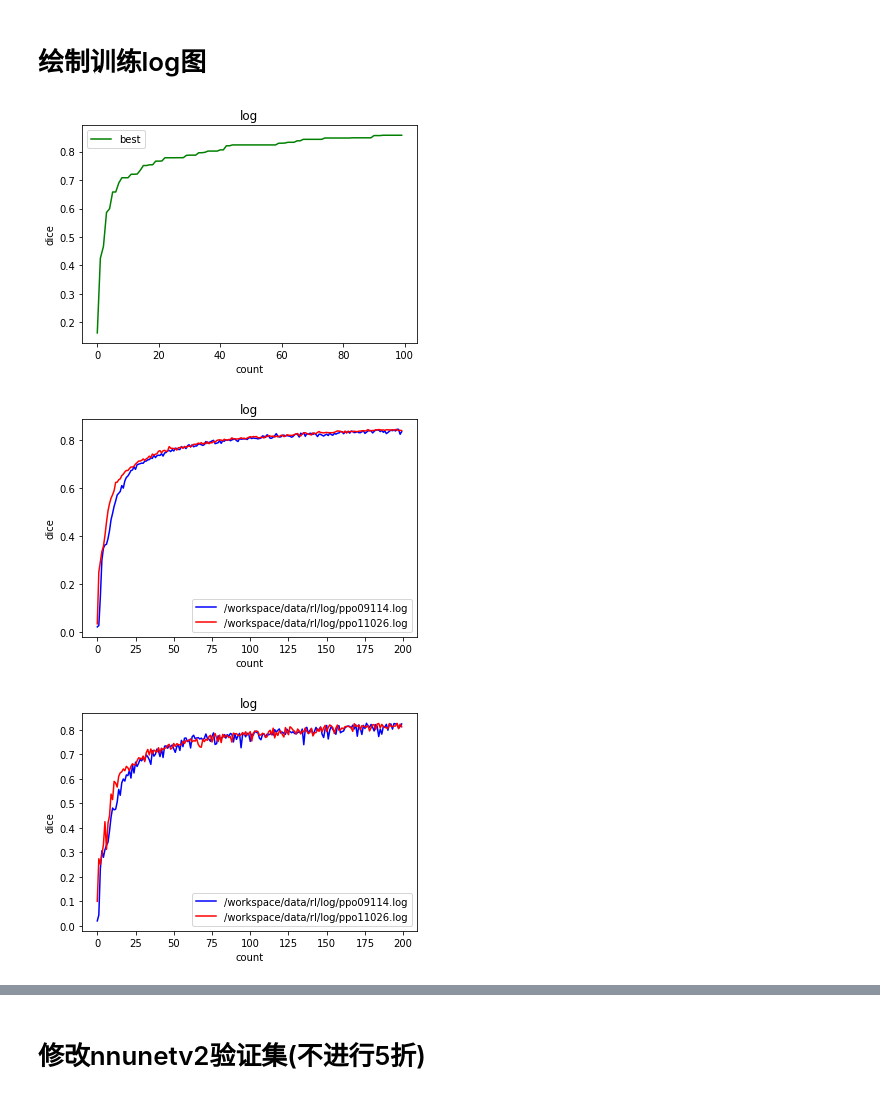
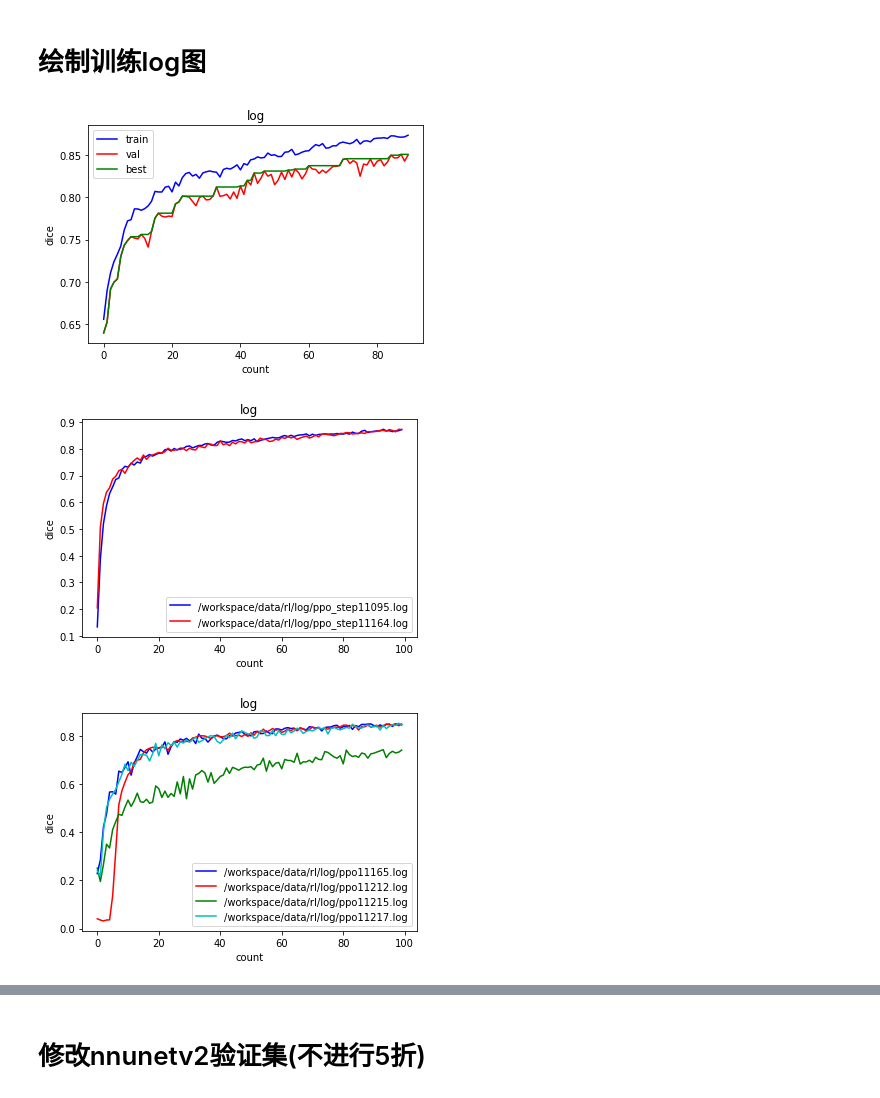
Before and after one commit to yhlujz/rl, a Jupyter notebook: rl.ipynb, the cells around one changed output, grey strips where cells are left out. Cells and saved outputs as stored; diff of their text form; code cells hidden in the pictures.

```diff
--- a/rl.ipynb
+++ b/rl.ipynb
@@ -748,9 +748,9 @@ def paint(log_path):
     plt.legend()
     plt.show()
 # %%
-paint('/workspace/data/rl/log/ppo_step11095.log')
+paint('/workspace/data/rl/log/ppo11212.log')
 # %% [output]
-[figure, old version]
+[figure, new version]
 # %%
 # 绘制对比不同log的相同指标
 import re
@@ -781,22 +781,26 @@ def paints(log_paths, option):
                         best_dice = re.search('[0]\.[0-9]+', best_line.group())
                         if best_dice is not None:
                             l.append(float(best_dice.group()))
-        plt.plot(l[:200], colors[i], label=log_path)
+        plt.plot(l, colors[i], label=log_path)
     plt.xlabel('count')
     plt.ylabel('dice')
     plt.title('log')
     plt.legend()
     plt.show()
 # %%
-paints(['/workspace/data/rl/log/ppo09114.log',
-        '/workspace/data/rl/log/ppo11026.log'],
+paints(['/workspace/data/rl/log/ppo_step11095.log',
+        # '/workspace/data/rl/log/ppo11212.log',
+        # '/workspace/data/rl/log/ppo11215.log',
+        '/workspace/data/rl/log/ppo_step11164.log'],
         'train')
 # %% [output]
-[figure, old version]
+[figure, new version]
 # %%
-paints(['/workspace/data/rl/log/ppo09114.log',
-        '/workspace/data/rl/log/ppo11026.log'],
+paints(['/workspace/data/rl/log/ppo11165.log',
+        '/workspace/data/rl/log/ppo11212.log',
+        '/workspace/data/rl/log/ppo11215.log',
+        '/workspace/data/rl/log/ppo11217.log'],
        'val')
 # %% [output]
-[figure, old version]
+[figure, new version]
 # %%
```
Also changed, not shown: parts of 2 cells of this notebook, 5 other files.
